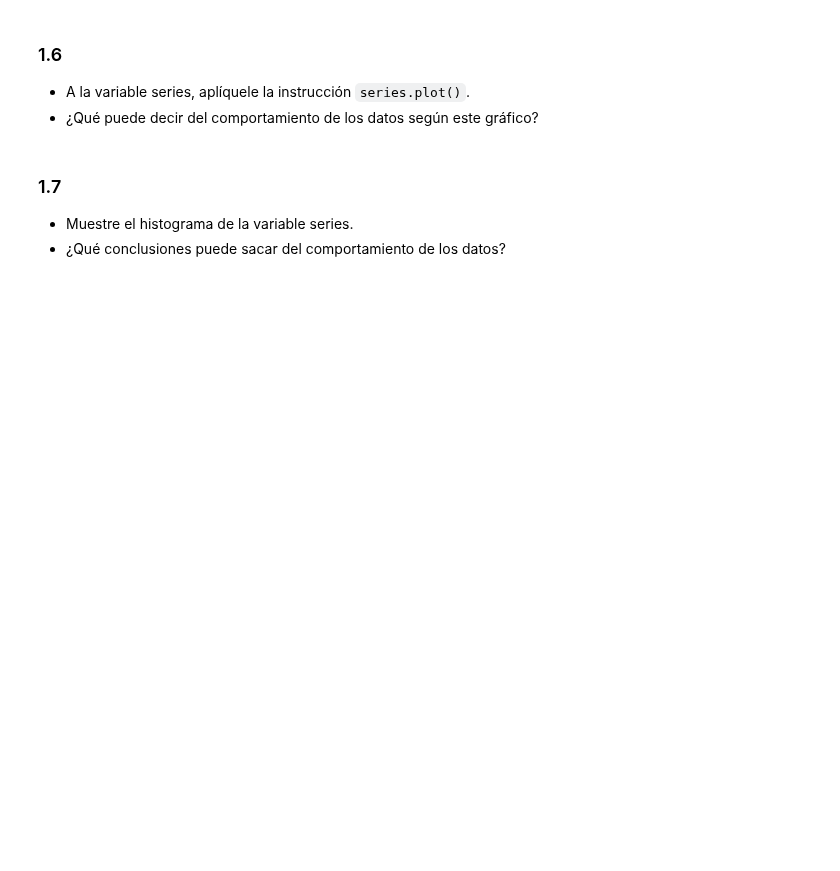
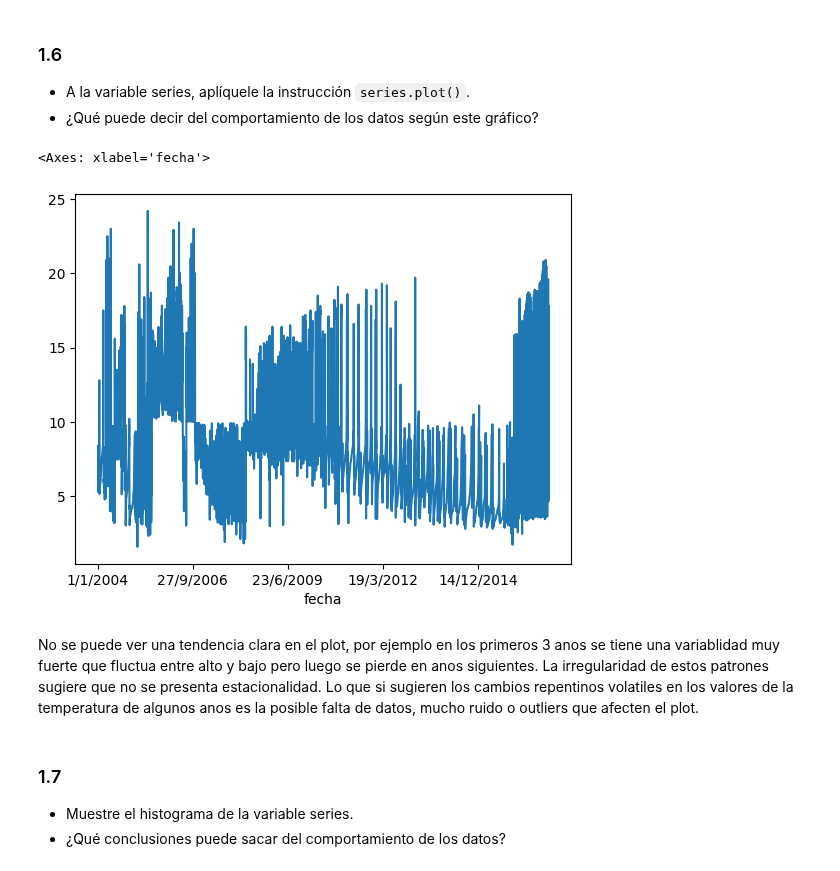
Before and after one commit to datwaft/aprendizaje_automatico, a Jupyter notebook: Trabajo_Corto_1.ipynb, the cells around one changed output. Drawn from its saved outputs; the diff is of its cells as text; code cells hidden in the pictures; blank space fills up the shorter version.

Commit message:
Part 1 almost complete
Falta el autocorrelation plot que ciento que podria ser mas entendible que solo por dia

```diff
--- a/Trabajo_Corto_1.ipynb
+++ b/Trabajo_Corto_1.ipynb
@@ -43,3 +45,6 @@
 - Cargue el archivo.
 - Muestre los cinco primeros registros.
 - Muestre qué tipo de datos es la variable series
+# %%
+df1 = pd.read_csv('./data/TS_d_1.csv', header=0, parse_dates=[0], index_col=0).squeeze()
+df1.head(5)
@@ -59,6 +147,14 @@
 ### 1.6
 - A la variable series, aplíquele la instrucción `series.plot()`.
 - ¿Qué puede decir del comportamiento de los datos según este gráfico?
+# %%
+df1.plot()
+# %% [output]
+<Axes: xlabel='fecha'>
+[figure, added]
+# %% [markdown]
+No se puede ver una tendencia clara en el plot, por ejemplo en los primeros 3 anos se tiene una variablidad muy fuerte que fluctua entre alto y bajo pero luego se pierde en anos siguientes. La irregularidad de estos patrones sugiere que no se presenta estacionalidad.
+Lo que si sugieren los cambios repentinos volatiles en los valores de la temperatura de algunos anos es la posible falta de datos, mucho ruido o outliers que afecten el plot.
 # %% [markdown]
 ### 1.7
 - Muestre el histograma de la variable series.
```
Also changed, not shown: parts of 16 cells of this notebook.
